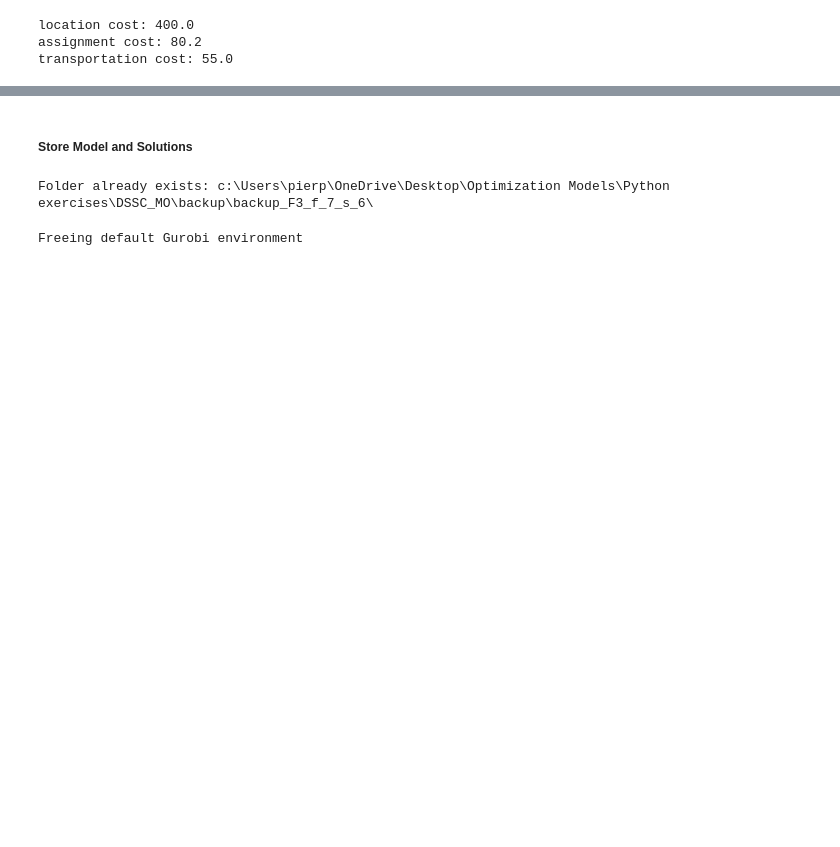
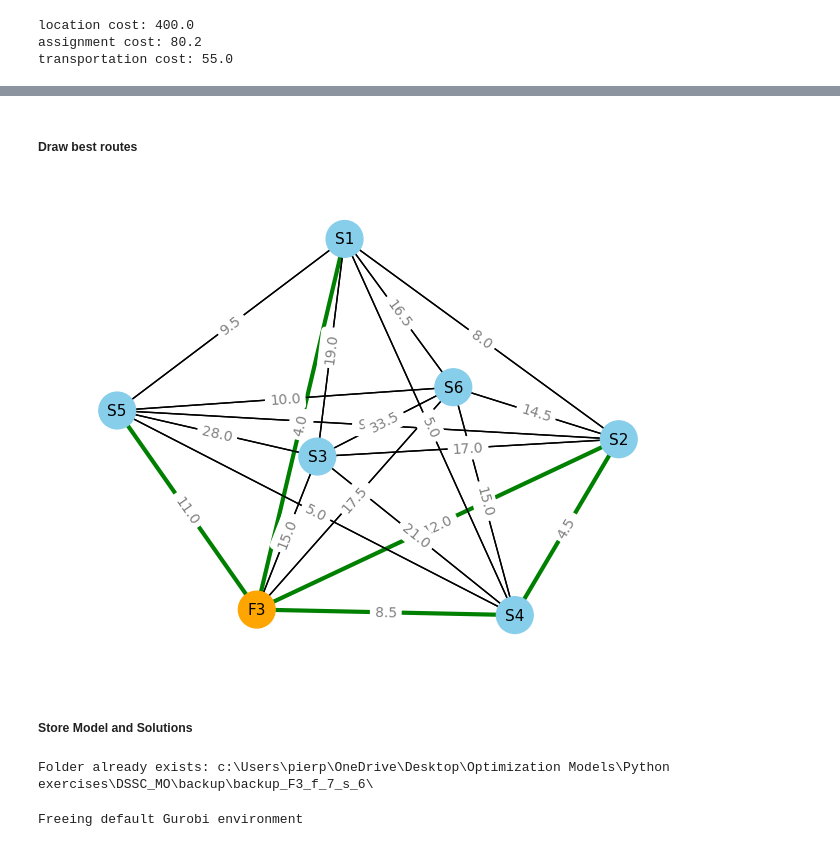
Before and after one commit to wilsonjefferson/DSSC_MO, a Jupyter notebook: larp_waste_management.ipynb, the cells around one changed output, grey strips where cells are left out. Drawn from its saved outputs; the diff is of its cells as text; code cells hidden in the pictures; blank space fills up the shorter version.

Commit message:
LARP class, get_data, scalability infrastructure, transportation plot created

```diff
--- a/larp_waste_management.ipynb
+++ b/larp_waste_management.ipynb
@@ -147,6 +147,8 @@ capacity of facility: {'S1': 8, 'S2': 8, 'S3': 8, 'S4': 6, 'S5': 6, 'S6': 6}
 households = list(d.household)
 pivot_d = d.pivot(index='cluster', columns='household', values='demand')
 pivot_d.fillna(0, inplace=True)
+pivot_d = pivot_d[households]
+pivot_d = pivot_d.reindex(fields)
 # %% [markdown]
 #### Objective Function Declaration
 # %%
@@ -485,4 +491,50 @@ W_2_sol_rapresentation
 | F3 | 1.0 | 1.0 | 0.0 | 0.0 | 1.0 | 0.0 | inf |
+# %% [markdown]
+##### Draw best routes
+# %%
+import matplotlib.pyplot as plt
+import networkx as nx
+
+
+df = fs_dist.replace([np.inf, -np.inf], 0, inplace=False) # NOTE: networkx does not allow edges with weigths np.inf
+G_distances = nx.from_pandas_adjacency(df)
+G_routes = nx.from_pandas_adjacency(Z_sol_rapresentation)
+
+routes, excl = [], [] # excl represents the excluded edges
+for u, v in G_distances.edges():
+    if [u, v] in G_routes.edges:
+        routes.append((u, v))
+    else:
+        excl.append((u, v))
+
+labels = {node: node for node in G_distances.nodes()}
+node_attributes = {n:'skyblue' for n in G_distances.nodes}
+for n in node_attributes.keys():
+    if 'F' in n:
+        node_attributes[n] = 'orange'
+
+pos = nx.spring_layout(G_distances, seed=7)  # positions for all nodes - seed for reproducibility
+
+# set and draw nodes of the graph
+nx.set_node_attributes(G_distances, node_attributes, name="color")
+nx.draw(G_distances, pos, with_labels=True, labels=labels, node_size=700, node_color=node_attributes.values(), font_size=11)
+
+# draw edges of the graph
+nx.draw_networkx_edges(G_distances, pos, edgelist=routes, width=3, edge_color='green')
+nx.draw_networkx_edges(G_distances, pos, edgelist=excl)
+
+# draw edge labels
+edge_labels = nx.get_edge_attributes(G_distances, "weight")
+nx.draw_networkx_edge_labels(G_distances, pos, edge_labels=edge_labels, font_color='grey')
+
+ax = plt.gca()
+ax.margins(0.08)
+plt.axis("off")
+
+plt.savefig(f'routes_from_facility_{facility}', format='svg')
+plt.show()
+# %% [output]
+[figure, added]
 # %% [markdown]
 ##### Store Model and Solutions
 # %%
```
Also changed, not shown: parts of 9 cells of this notebook, 9 other files.
